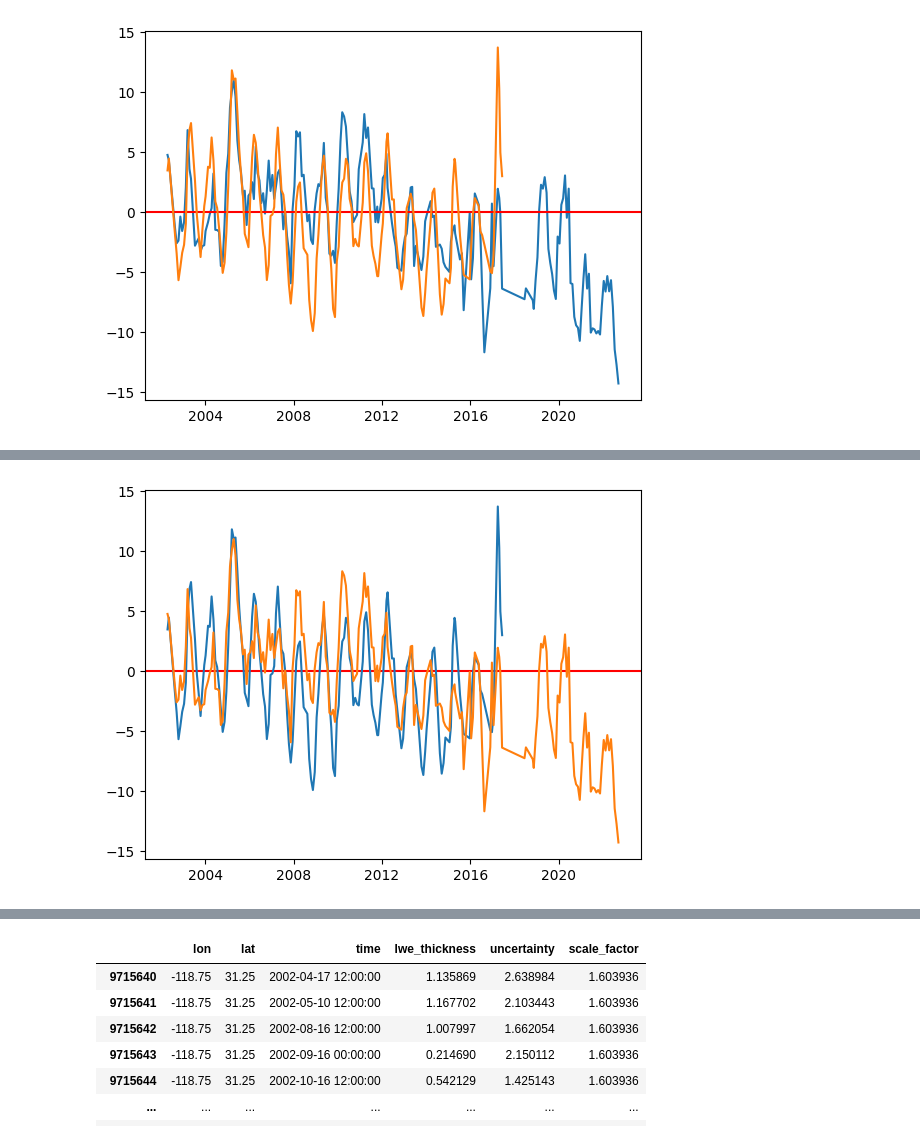
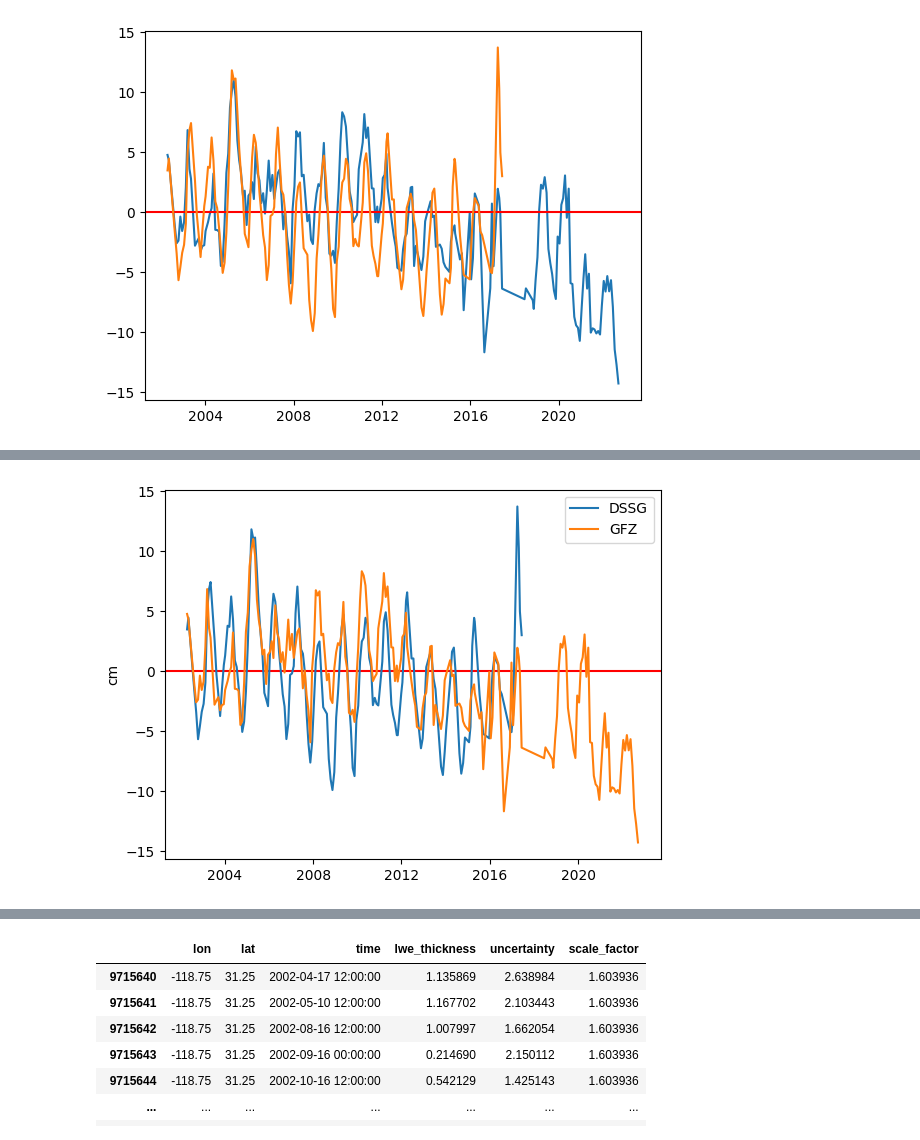
Before and after one commit to uwescience/DSSG2023-Groundwater, a Jupyter notebook: notebooks-and-markdowns/08-checks.ipynb, the cells around one changed output, grey strips where cells are left out. Cells and saved outputs as stored; diff of their text form; code cells hidden in the pictures.

```diff
--- a/notebooks-and-markdowns/08-checks.ipynb
+++ b/notebooks-and-markdowns/08-checks.ipynb
@@ -222,11 +343,13 @@ plt.show()
 # %%
 plt.axhline(0, color='red')
-plt.plot('time', 'lwe_thickness_m', data=graph_df)
-plt.plot(gfz_tws['time'], gfz_tws['Colorado River (Pacific Ocean) [cm]'])
+plt.plot('time', 'lwe_thickness_m', data=graph_df, label='DSSG')
+plt.plot(gfz_tws['time'], gfz_tws['Colorado River (Pacific Ocean) [cm]'], label="GFZ")
+plt.ylabel("cm")
 #plt.ylim(-.3,.3)
+plt.legend()
 plt.show()
 # %% [output]
-[figure, old version]
+[figure, new version]
 # %%
 # Need to change this to relative path later
 grace = xr.open_dataset("/home/kmk58/remoteData/GRACE_MASCON/data/TELLUS_GRAC-GRFO_MASCON_CRI_GRID_RL06.1_V3/GRCTellus.JPL.200204_202304.GLO.RL06.1M.MSCNv03CRI.nc")
```
Also changed, not shown: parts of 11 cells of this notebook.
